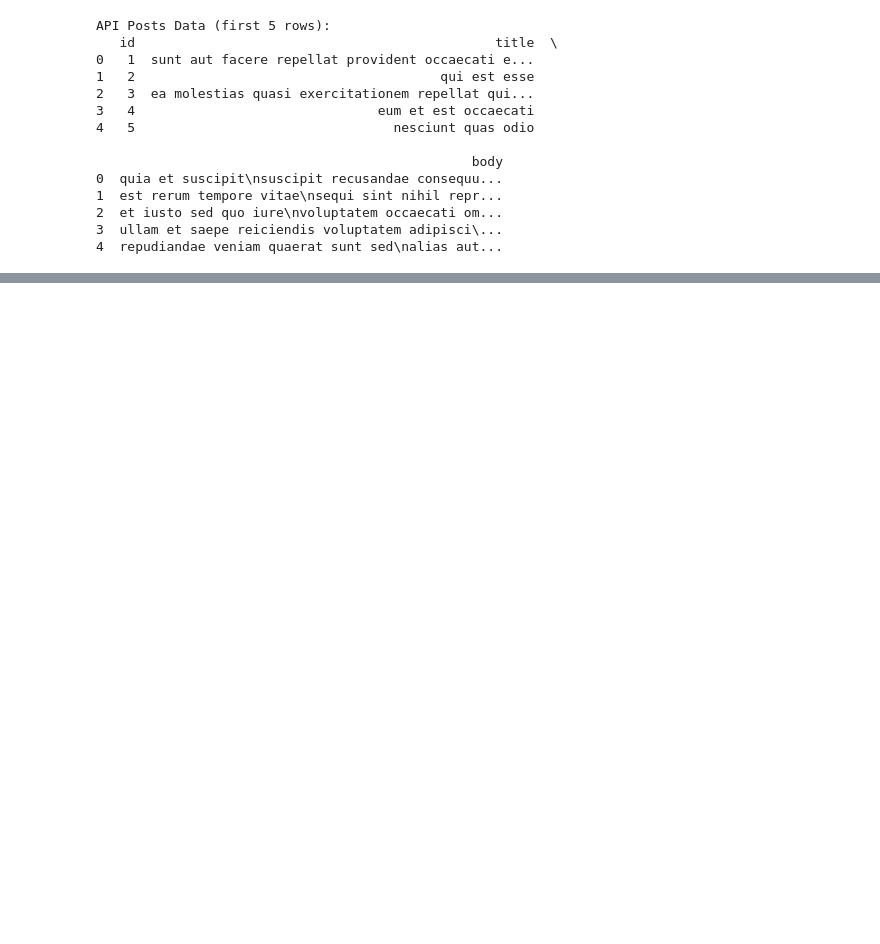
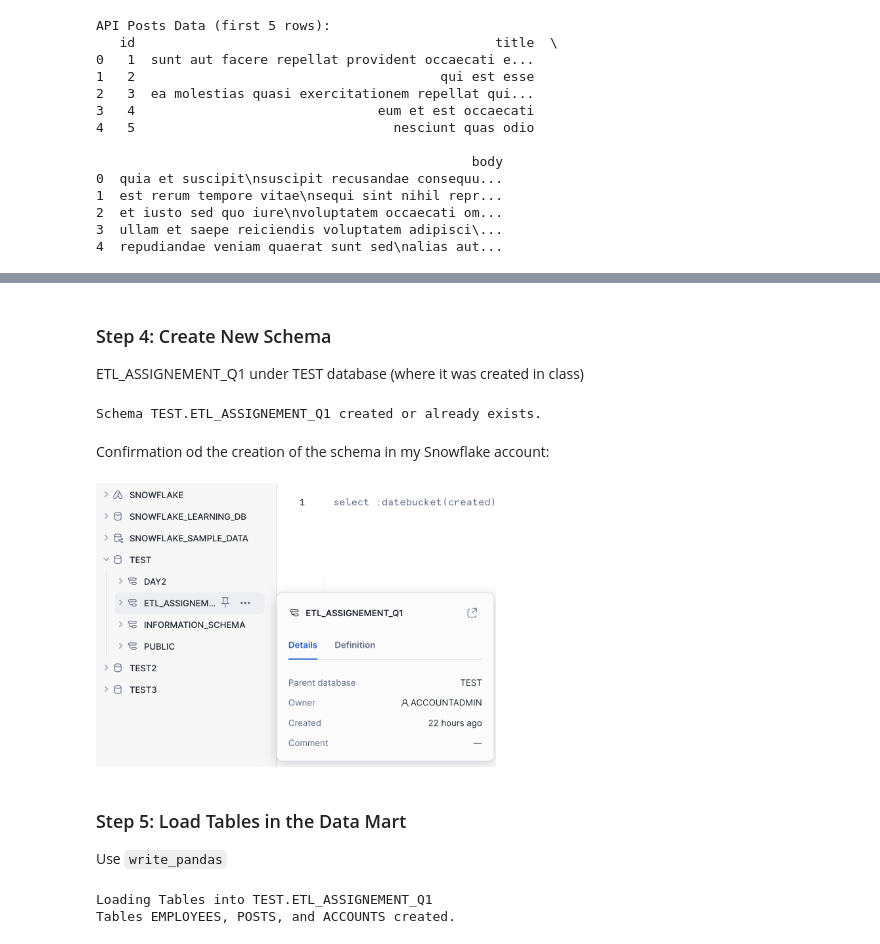
Before and after one commit to DiazHumberto/DAMDS, a Jupyter notebook: day2/Snowflake-connection.ipynb, the cells around one changed output, grey strips where cells are left out. Saved outputs shown, nothing was run; the diff lists cells and outputs as text; code cells hidden in the pictures; blank space fills up the shorter version.

Commit message:
fourth commit; bugs while loading the data

```diff
--- a/day2/Snowflake-connection.ipynb
+++ b/day2/Snowflake-connection.ipynb
@@ -132,0 +151,56 @@ API Posts Data (first 5 rows):
+# %% [markdown]
+### Step 4: Create New Schema
+ETL_ASSIGNEMENT_Q1 under TEST database (where it was created in class)
+# %%
+# Step 1: Create schema ETL_ASSIGNEMENT_Q1 under TEST database
+cur.execute("CREATE SCHEMA IF NOT EXISTS TEST.ETL_ASSIGNEMENT_Q1")
+print("Schema TEST.ETL_ASSIGNEMENT_Q1 created or already exists.")
+# %% [output]
+Schema TEST.ETL_ASSIGNEMENT_Q1 created or already exists.
+# %% [markdown]
+Confirmation od the creation of the schema in my Snowflake account:
+# %%
+from IPython.display import Image
+
+Image(filename='/Users/eleazar/Desktop/Screenshots/2025-06-03 at 12.13.00.png', width=400, height=400)
+# %% [output]
+[figure, added]
+# %% [markdown]
+### Step 5: Load Tables in the Data Mart
+Use ``write_pandas``
+# %%
+print("\nLoading Tables into TEST.ETL_ASSIGNEMENT_Q1")
+
+# Create tables
+try:
+    cur.execute("""
+    CREATE TABLE IF NOT EXISTS TEST.ETL_ASSIGNEMENT_Q1.EMPLOYEES (
+        ID INT,
+        NAME STRING,
+        DEPARTMENT STRING,
+        SALARY INT
+    )
+    """)
+    cur.execute("""
+    CREATE TABLE IF NOT EXISTS TEST.ETL_ASSIGNEMENT_Q1.POSTS (
+        ID INT,
+        TITLE STRING,
+        BODY STRING
+    )
+    """)
+    cur.execute("""
+    CREATE TABLE IF NOT EXISTS TEST.ETL_ASSIGNEMENT_Q1.ACCOUNTS (
+        ID INT,
+        NAME STRING,
+        SALES_REP_ID INT
+    )
+    """)
+    print("Tables EMPLOYEES, POSTS, and ACCOUNTS created.")
+except Exception as e:
+    print(f"Error creating tables: {e}")
+    cur.close()
+    conn.close()
+    exit(1)
+# %% [output]
+Loading Tables into TEST.ETL_ASSIGNEMENT_Q1
+Tables EMPLOYEES, POSTS, and ACCOUNTS created.
```
Also changed, not shown: parts of 11 cells of this notebook.
